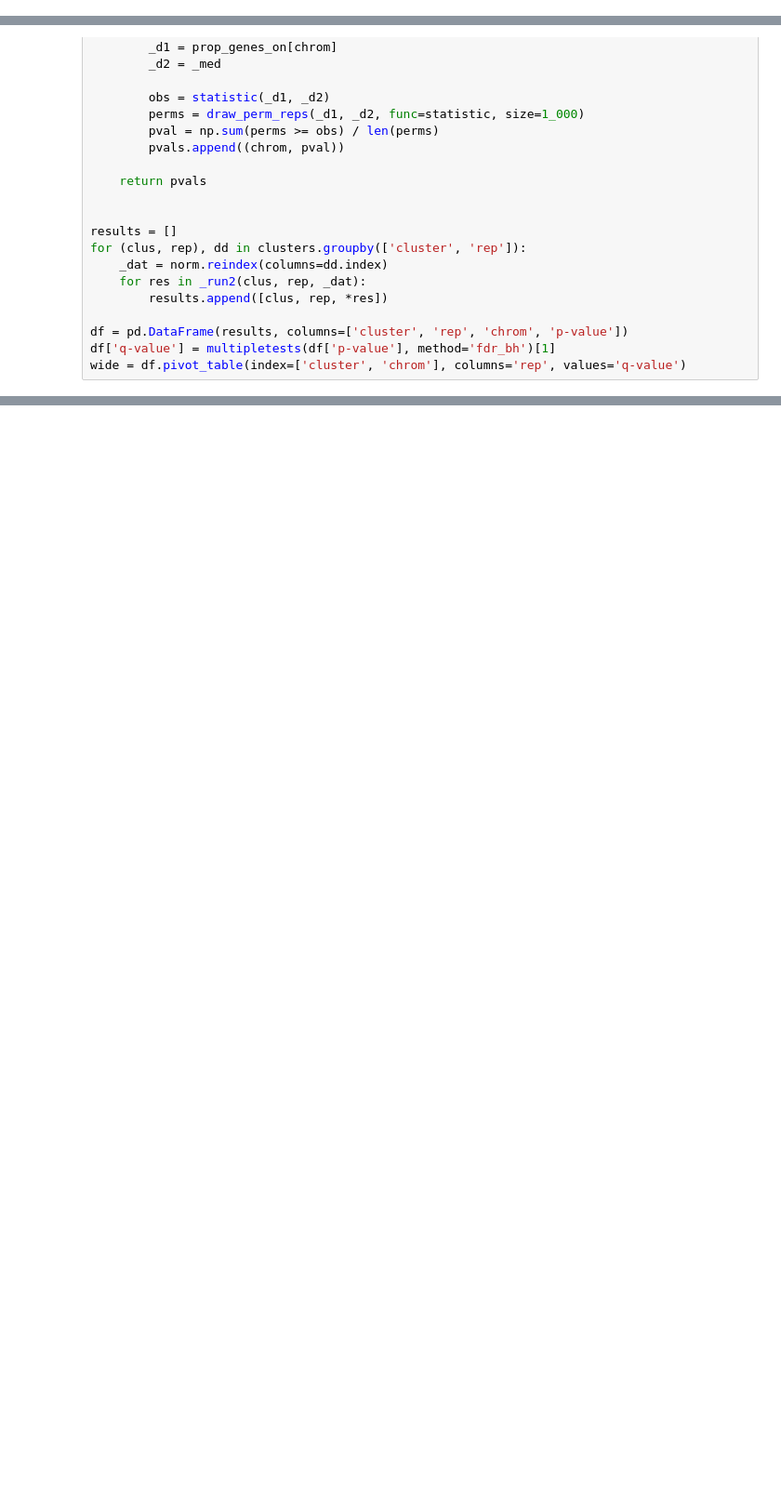
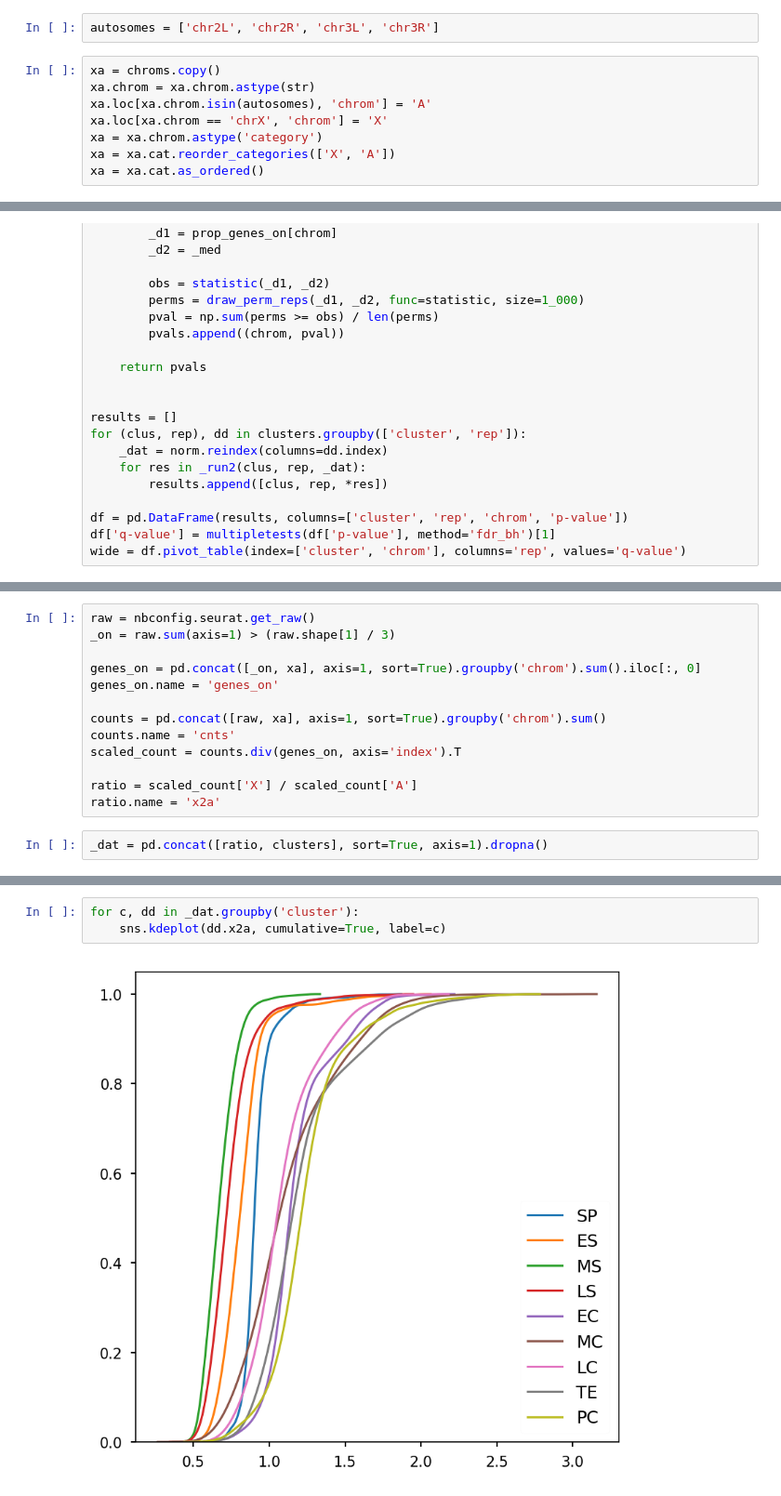
Before and after one commit to jfear/larval_gonad, a Jupyter notebook: notebook/2018-11-01_more_stats.ipynb, the cells around one changed output, grey strips where cells are left out. Shown at 93% size. Drawn from its saved outputs; the diff is of its cells as text; blank space fills up the shorter version.

```diff
--- a/notebook/2018-11-01_more_stats.ipynb
+++ b/notebook/2018-11-01_more_stats.ipynb
@@ -60,6 +60,16 @@ clusters['rep'] = clusters.index.str.extract('(rep\d)_').values.flatten()
 chroms = nbconfig.fbgn2chrom.query('chrom != "chrY" & chrom != "chrM" & chrom != "chr4"').copy()
 chroms.chrom = chroms.chrom.astype('category')
 chroms.chrom = chroms.chrom.cat.reorder_categories(nbconfig.chrom_order[:-2])
+# %%
+autosomes = ['chr2L', 'chr2R', 'chr3L', 'chr3R']
+# %%
+xa = chroms.copy()
+xa.chrom = xa.chrom.astype(str)
+xa.loc[xa.chrom.isin(autosomes), 'chrom'] = 'A'
+xa.loc[xa.chrom == 'chrX', 'chrom'] = 'X'
+xa = xa.chrom.astype('category')
+xa = xa.cat.reorder_categories(['X', 'A'])
+xa = xa.cat.as_ordered()
 # %%
 norm = nbconfig.seurat.get_normalized_read_counts()
 # %%
@@ -272,0 +258,15 @@ clusters
+# %%
+raw = nbconfig.seurat.get_raw()
+_on = raw.sum(axis=1) > (raw.shape[1] / 3)
+
+genes_on = pd.concat([_on, xa], axis=1, sort=True).groupby('chrom').sum().iloc[:, 0]
+genes_on.name = 'genes_on'
+
+counts = pd.concat([raw, xa], axis=1, sort=True).groupby('chrom').sum()
+counts.name = 'cnts'
+scaled_count = counts.div(genes_on, axis='index').T
+
+ratio = scaled_count['X'] / scaled_count['A']
+ratio.name = 'x2a'
+# %%
+_dat = pd.concat([ratio, clusters], sort=True, axis=1).dropna()
@@ -272,0 +282,5 @@ clusters
+# %%
+for c, dd in _dat.groupby('cluster'):
+    sns.kdeplot(dd.x2a, cumulative=True, label=c)
+# %% [output]
+[figure, added]
```
Also changed, not shown: parts of 20 cells of this notebook.
